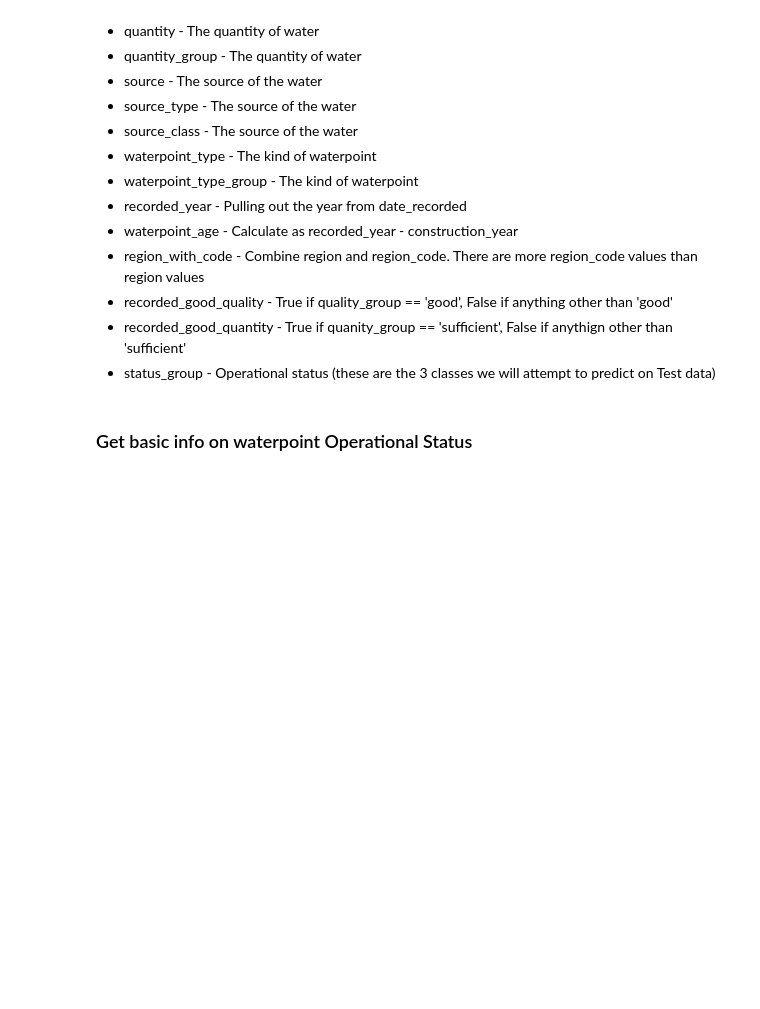
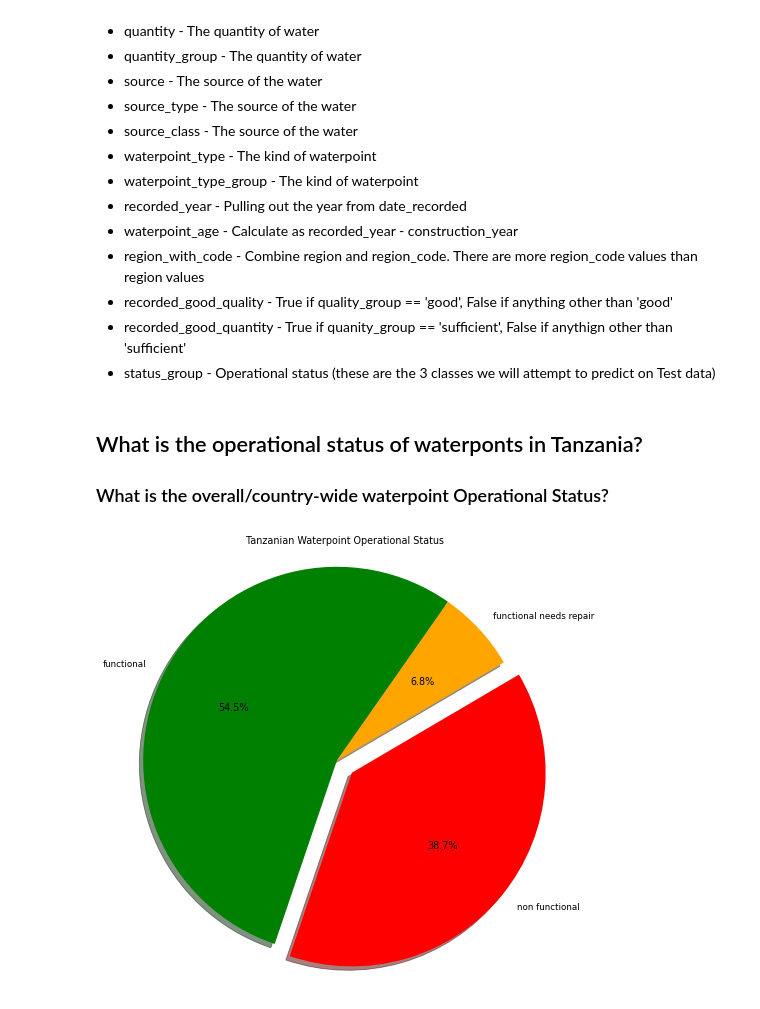
Before and after one commit to kulomady/dsc-phase-3-project, a Jupyter notebook: notebooks/eda.ipynb, the cells around one changed output. Drawn from its saved outputs; the diff is of its cells as text; code cells hidden in the pictures; blank space fills up the shorter version.

```diff
--- a/notebooks/eda.ipynb
+++ b/notebooks/eda.ipynb
@@ -72,5 +78,6 @@ df.head(3)
 * recorded_good_quality - True if quality_group == 'good', False if anything other than 'good'
 * recorded_good_quantity - True if quanity_group == 'sufficient', False if anythign other than 'sufficient'
 * status_group - Operational status (these are the 3 classes we will attempt to predict on Test data)
-# %% [markdown]
-### Get basic info on waterpoint Operational Status
+# %% [markdown]
+## What is the operational status of waterponts in Tanzania?
+### What is the overall/country-wide waterpoint Operational Status?
@@ -76,0 +87,11 @@ df.head(3)
+# %%
+plfig = plt.figure(figsize = (8, 8))
+my_explode = (0, 0.1, 0)
+my_colors = ['green', 'red', 'orange']
+plt.pie(by_op_status, labels=by_op_status.index, autopct='%1.1f%%', startangle=55, shadow =True, colors=my_colors, explode=my_explode)
+plt.title('Tanzanian Waterpoint Operational Status')
+
+plt.axis('equal')
+plt.show()
+# %% [output]
+[figure, added]
```
Also changed, not shown: parts of 33 cells of this notebook.
